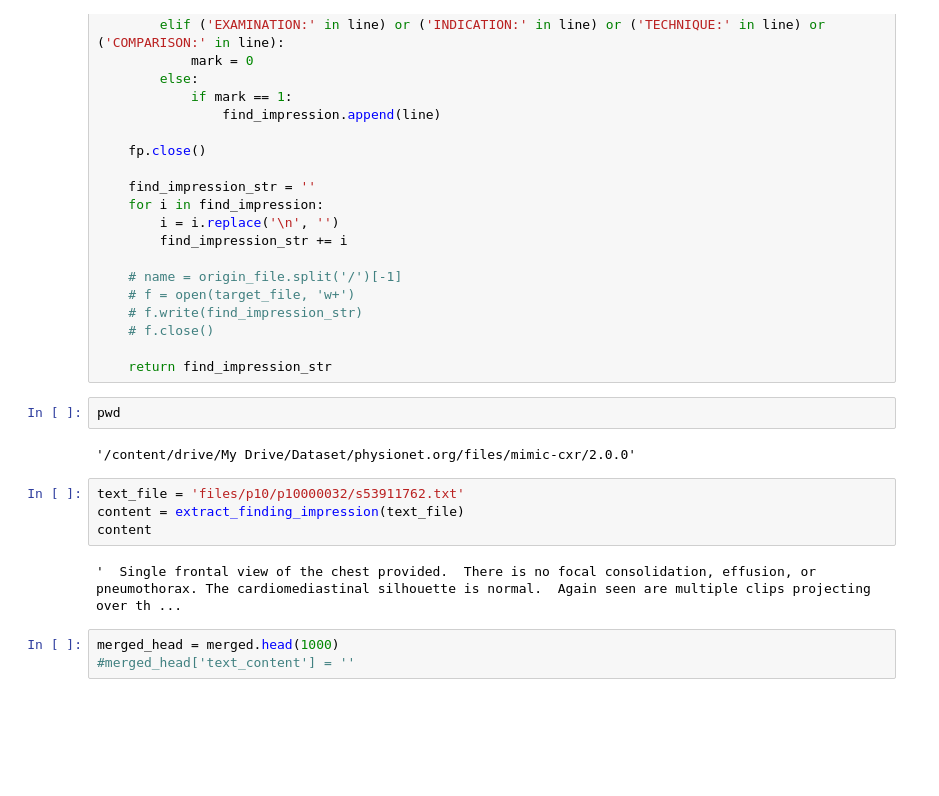
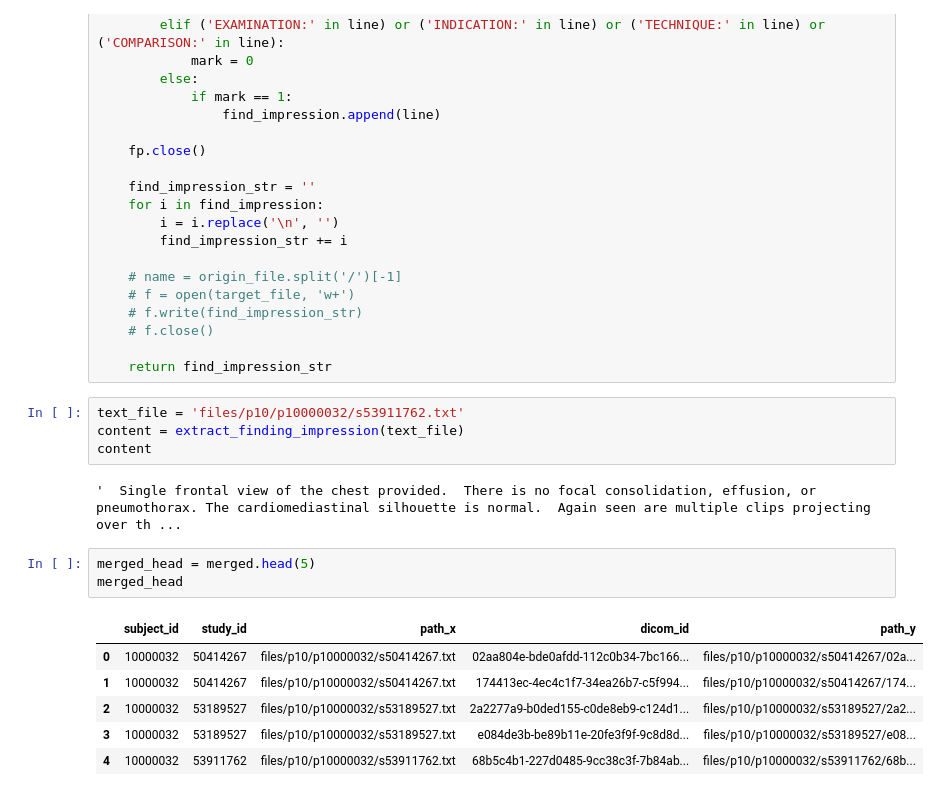
Before and after one commit to waittim/ConVIRT-Colab, a Jupyter notebook: mimic_data_prepare.ipynb, the cells around one changed output. Drawn from its saved outputs; the diff is of its cells as text; blank space fills up the shorter version.

```diff
--- a/mimic_data_prepare.ipynb
+++ b/mimic_data_prepare.ipynb
@@ -108,10 +105,6 @@ def extract_finding_impression(origin_file):
     # f.close()
 
     return find_impression_str
-# %%
-pwd
-# %% [output]
-'/content/drive/My Drive/Dataset/physionet.org/files/mimic-cxr/2.0.0'
 # %%
 text_file = 'files/p10/p10000032/s53911762.txt'
 content = extract_finding_impression(text_file)
@@ -119,5 +112,12 @@ content
 # %% [output]
 '  Single frontal view of the chest provided.  There is no focal consolidation, effusion, or pneumothorax. The cardiomediastinal silhouette is normal.  Again seen are multiple clips projecting over th ...
 # %%
-merged_head = merged.head(1000)
-#merged_head['text_content'] = ''
+merged_head = merged.head(5)
+merged_head
+# %% [output]
+|  | subject_id | study_id | path_x | dicom_id | path_y |
+| 0 | 10000032 | 50414267 | files/p10/p10000032/s50414267.txt | 02aa804e-bde0afdd-112c0b34-7bc166... | files/p10/p10000032/s50414267/02a... |
+| 1 | 10000032 | 50414267 | files/p10/p10000032/s50414267.txt | 174413ec-4ec4c1f7-34ea26b7-c5f994... | files/p10/p10000032/s50414267/174... |
+| 2 | 10000032 | 53189527 | files/p10/p10000032/s53189527.txt | 2a2277a9-b0ded155-c0de8eb9-c124d1... | files/p10/p10000032/s53189527/2a2... |
+| 3 | 10000032 | 53189527 | files/p10/p10000032/s53189527.txt | e084de3b-be89b11e-20fe3f9f-9c8d8d... | files/p10/p10000032/s53189527/e08... |
+| 4 | 10000032 | 53911762 | files/p10/p10000032/s53911762.txt | 68b5c4b1-227d0485-9cc38c3f-7b84ab... | files/p10/p10000032/s53911762/68b... |
```
Also changed, not shown: parts of 9 cells of this notebook.
